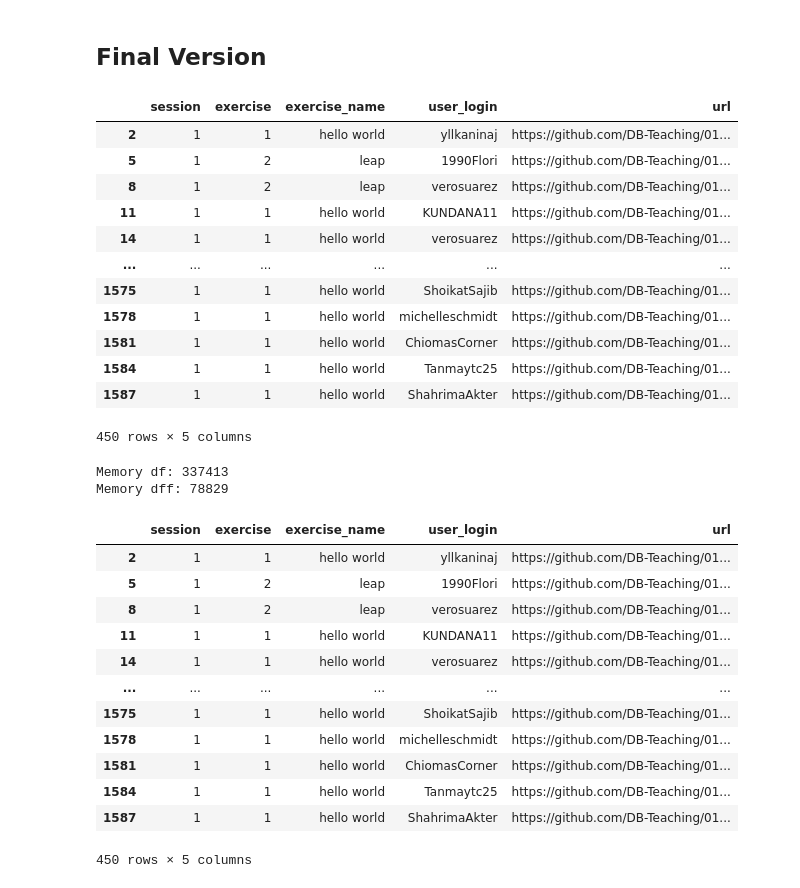
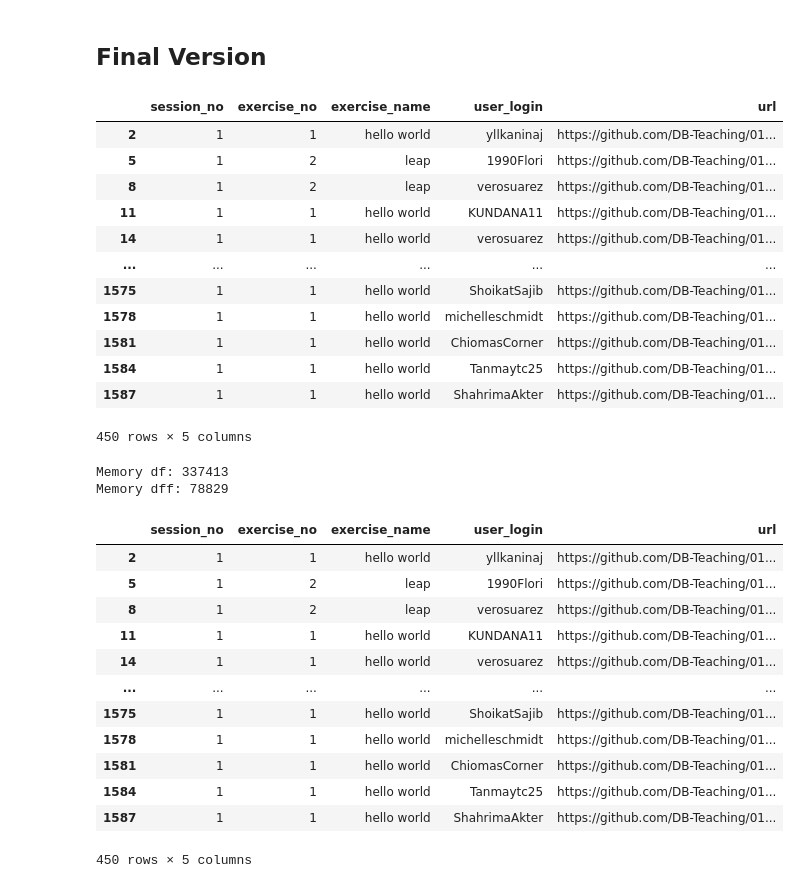
Before and after one commit to dominikb1888/INCO, a Jupyter notebook: Session_03/Github UsersUntitled.ipynb, the cells around one changed output. Cells and saved outputs as stored; diff of their text form; code cells hidden in the pictures.

```diff
--- a/Session_03/Github UsersUntitled.ipynb
+++ b/Session_03/Github UsersUntitled.ipynb
@@ -101,22 +101,22 @@ df = df[df.user_login != 'ProfEnergyHuber']
 
 # Remove String 'user_login' from 'name'
 df['new'] = df.apply(lambda x: x['name'].replace((x['user_login']), ''), 1)
-df['session'] = df['new'].str.split('-', expand=True)[0]
-df['exercise'] = df['new'].str.split('-', expand=True)[1]
+df['session_no'] = df['new'].str.split('-', expand=True)[0]
+df['exercise_no'] = df['new'].str.split('-', expand=True)[1]
 df['exercise_name'] =  df['new'].str.split('-', expand=True)[2] + ' ' +  df['new'].str.split('-', expand=True)[3]
 # %%
-dff = df[['session', 'exercise', 'exercise_name', 'user_login', 'url']]
+dff = df[['session_no', 'exercise_no', 'exercise_name', 'user_login', 'url']]
 dff = (dff
   .astype({
-     'session':  'int8',
-     'exercise': 'int8',
+     'session_no':  'int8',
+     'exercise_no': 'int8',
      'exercise_name': 'category',
      'user_login': 'category',
   })
 )
 dff
 # %% [output]
-|  | session | exercise | exercise_name | user_login | url |
+|  | session_no | exercise_no | exercise_name | user_login | url |
 | 2 | 1 | 1 | hello world | yllkaninaj | https://github.com/DB-Teaching/01... |
 | 5 | 1 | 2 | leap | 1990Flori | https://github.com/DB-Teaching/01... |
 | 8 | 1 | 2 | leap | verosuarez | https://github.com/DB-Teaching/01... |
@@ -138,7 +138,7 @@ Memory dff: 78829
 # %%
 dff
 # %% [output]
-|  | session | exercise | exercise_name | user_login | url |
+|  | session_no | exercise_no | exercise_name | user_login | url |
 | 2 | 1 | 1 | hello world | yllkaninaj | https://github.com/DB-Teaching/01... |
 | 5 | 1 | 2 | leap | 1990Flori | https://github.com/DB-Teaching/01... |
 | 8 | 1 | 2 | leap | verosuarez | https://github.com/DB-Teaching/01... |
```
Also changed, not shown: parts of 3 cells of this notebook, 2 other files.
